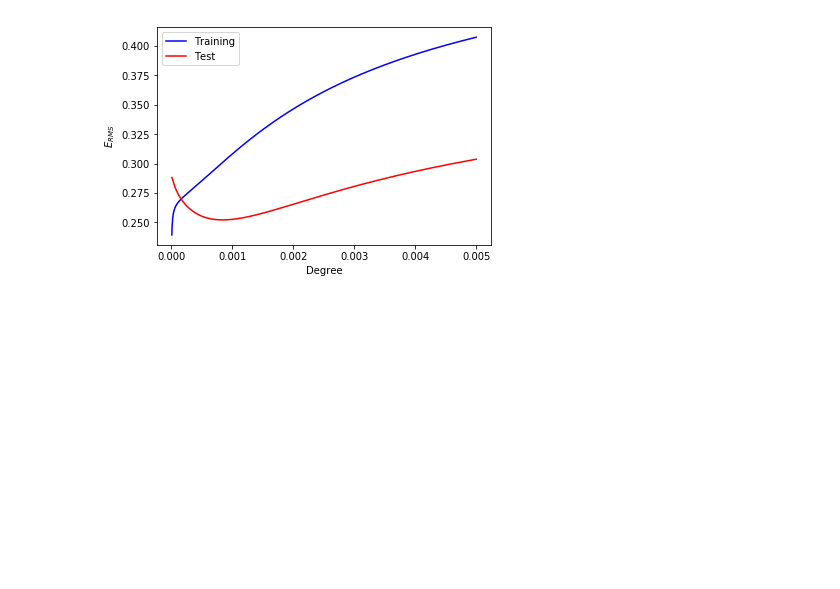
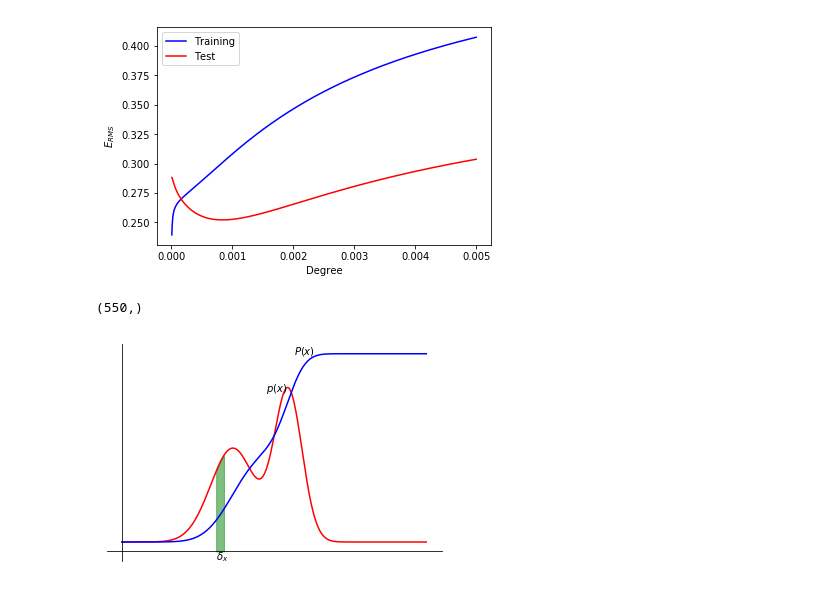
Before and after one commit to tanle2694/pattern_recognition, a Jupyter notebook: ipython_script/fig_display.ipynb, the cells around one changed output. Drawn from its saved outputs; the diff is of its cells as text; code cells hidden in the pictures; blank space fills up the shorter version.

```diff
--- a/ipython_script/fig_display.ipynb
+++ b/ipython_script/fig_display.ipynb
@@ -53,3 +54,8 @@ main_1_7()
 main_1_8()
 # %% [output]
 [figure]
+# %%
+main_1_12()
+# %% [output]
+(550,)
+[figure, added]
```
Also changed, not shown: parts of 1 cell of this notebook, 3 other files.
